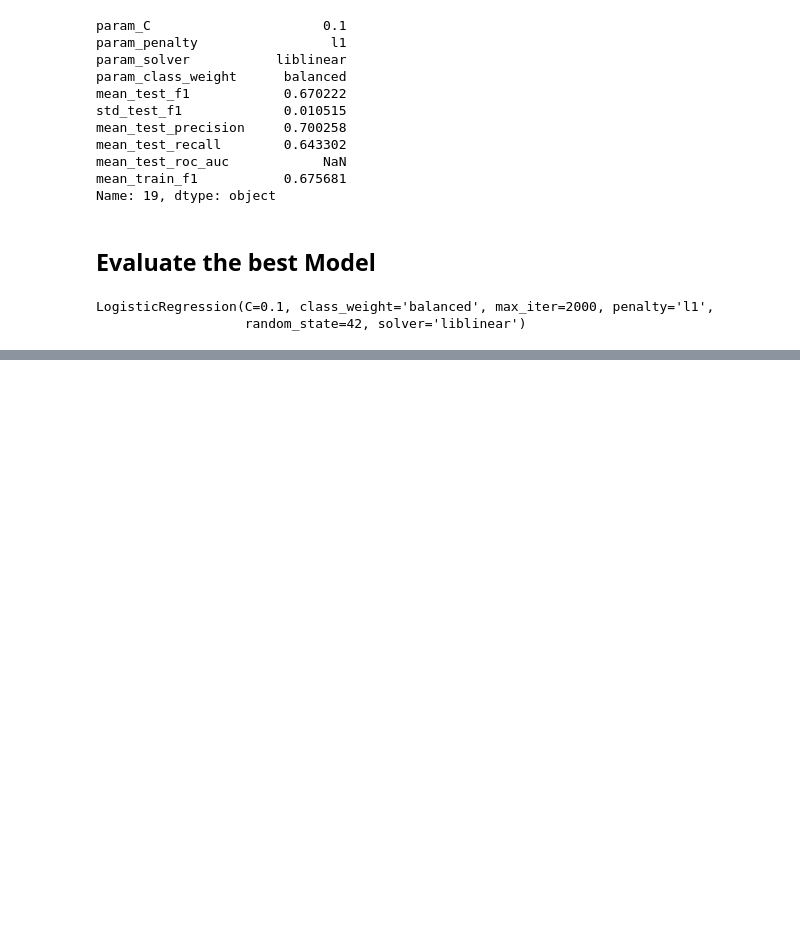
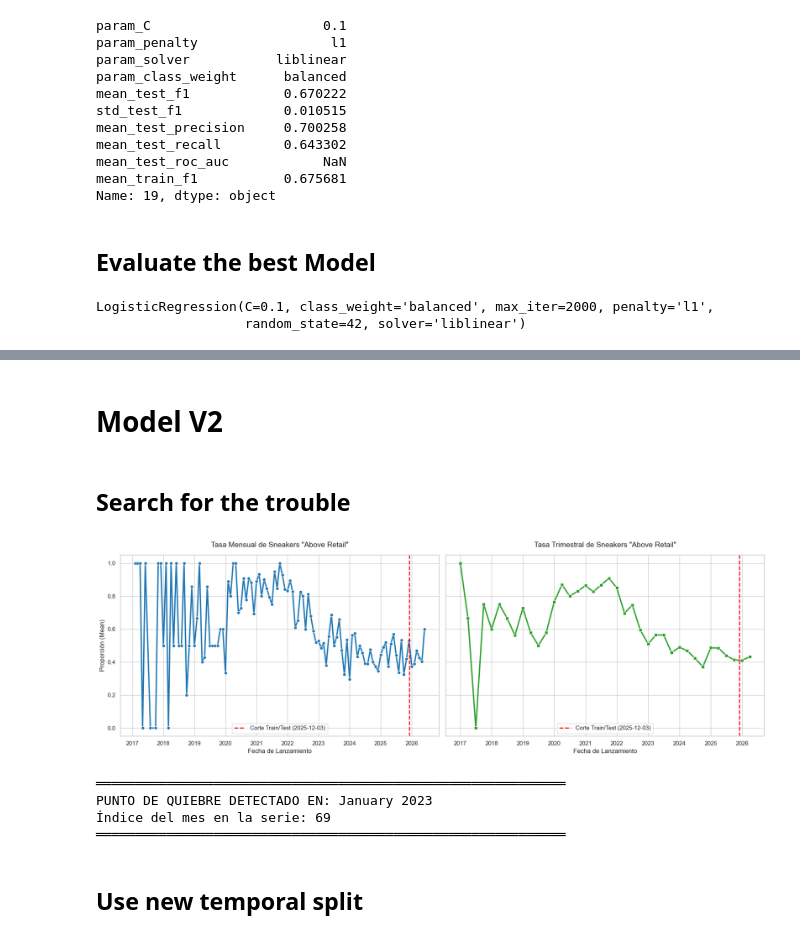
Before and after one commit to juanpablocarrillohortua/StockX_Project, a Jupyter notebook: notebooks/model_training.ipynb, the cells around one changed output, grey strips where cells are left out. Drawn from its saved outputs; the diff is of its cells as text; code cells hidden in the pictures; blank space fills up the shorter version.

```diff
--- a/notebooks/model_training.ipynb
+++ b/notebooks/model_training.ipynb
@@ -2173,3 +2177,83 @@ Classification report:
 Confusion matrix:
 [[392  68]
  [199 159]]
+# %% [markdown]
+# Model V2
+# %% [markdown]
+## Search for the trouble
+# %%
+df_modelo['release_date'] = pd.to_datetime(df_modelo['release_date'])
+
+# 2. Crear columnas de periodo para agrupar (Mensual y Trimestral)
+# 'to_timestamp()' convierte el periodo de vuelta a una fecha para poder graficar el eje X de forma continua
+df_modelo['año_mes'] = df_modelo['release_date'].dt.to_period('M').dt.to_timestamp()
+df_modelo['año_trimestre'] = df_modelo['release_date'].dt.to_period('Q').dt.to_timestamp()
+
+# 3. Calcular las tasas agrupadas
+tasa_mensual = df_modelo.groupby('año_mes')['is_above_retail_90d'].mean().reset_index()
+tasa_trimestral = df_modelo.groupby('año_trimestre')['is_above_retail_90d'].mean().reset_index()
+
+# 4. Configurar el lienzo de visualización (1 fila, 2 columnas)
+fig, axes = plt.subplots(1, 2, figsize=(18, 6), sharey=True)
+sns.set_theme(style="whitegrid")
+
+# --- GRÁFICA 1: TASA MENSUAL ---
+sns.lineplot(
+    data=tasa_mensual, x='año_mes', y='is_above_retail_90d',
+    ax=axes[0], marker='o', color='#1f77b4', linewidth=2.5
+)
+axes[0].axvline(x=split_date_modelo, color='red', linestyle='--', linewidth=2, label=f'Corte Train/Test ({split_date_modelo.date()})')
+axes[0].set_title('Tasa Mensual de Sneakers "Above Retail"', fontsize=14, pad=15)
+axes[0].set_xlabel('Fecha de Lanzamiento', fontsize=12)
+axes[0].set_ylabel('Proporción (Mean)', fontsize=12)
+axes[0].legend()
+
+# --- GRÁFICA 2: TASA TRIMESTRAL ---
+sns.lineplot(
+    data=tasa_trimestral, x='año_trimestre', y='is_above_retail_90d',
+    ax=axes[1], marker='s', color='#2ca02c', linewidth=2.5
+)
+axes[1].axvline(x=split_date_modelo, color='red', linestyle='--', linewidth=2, label=f'Corte Train/Test ({split_date_modelo.date()})')
+axes[1].set_title('Tasa Trimestral de Sneakers "Above Retail"', fontsize=14, pad=15)
+axes[1].set_xlabel('Fecha de Lanzamiento', fontsize=12)
+axes[1].legend()
+
+# Ajustar diseño y mostrar
+plt.tight_layout()
+plt.show()
+# %% [output]
+[figure, added]
+# %%
+OLDEST = pd.Timestamp('2017-01-01')
+
+df_test = df_modelo.copy()
+df_test = df_test[df_test['release_date'] >= OLDEST]
+
+tasa_mensual = df_test.groupby('año_mes')['is_above_retail_90d'].mean().reset_index()
+
+# Convertir la serie a un array de NumPy (señal)
+signal = tasa_mensual['is_above_retail_90d'].values
+
+# 2. Configurar el detector de puntos de quiebre (Cambio en la media/varianza)
+# Usamos un modelo "l2" (mínimos cuadrados) para buscar saltos en la media
+model = "l2"
+detector = rpt.Binseg(model=model).fit(signal)
+
+# Le pedimos que busque el punto de quiebre principal (n_bkps=1)
+result = detector.predict(n_bkps=1)
+
+# 3. Extraer el índice y la fecha del quiebre
+idx_quiebre = result[0] - 1  # ruptures devuelve el índice final del tramo
+fecha_quiebre = tasa_mensual.iloc[idx_quiebre]['año_mes']
+
+print(f"═" * 60)
+print(f"PUNTO DE QUIEBRE DETECTADO EN: {fecha_quiebre.strftime('%B %Y')}")
+print(f"Índice del mes en la serie: {idx_quiebre}")
+print(f"═" * 60)
+# %% [output]
+════════════════════════════════════════════════════════════
+PUNTO DE QUIEBRE DETECTADO EN: January 2023
+Índice del mes en la serie: 69
+════════════════════════════════════════════════════════════
+# %% [markdown]
+## Use new temporal split
```
Also changed, not shown: parts of 59 cells of this notebook, 1 other file.
